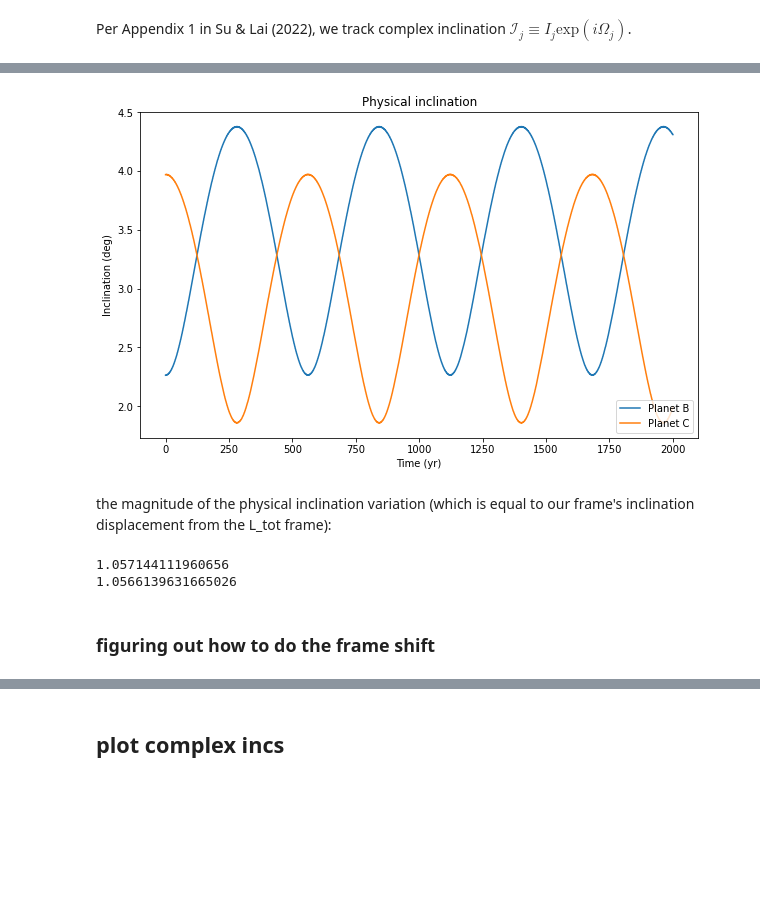
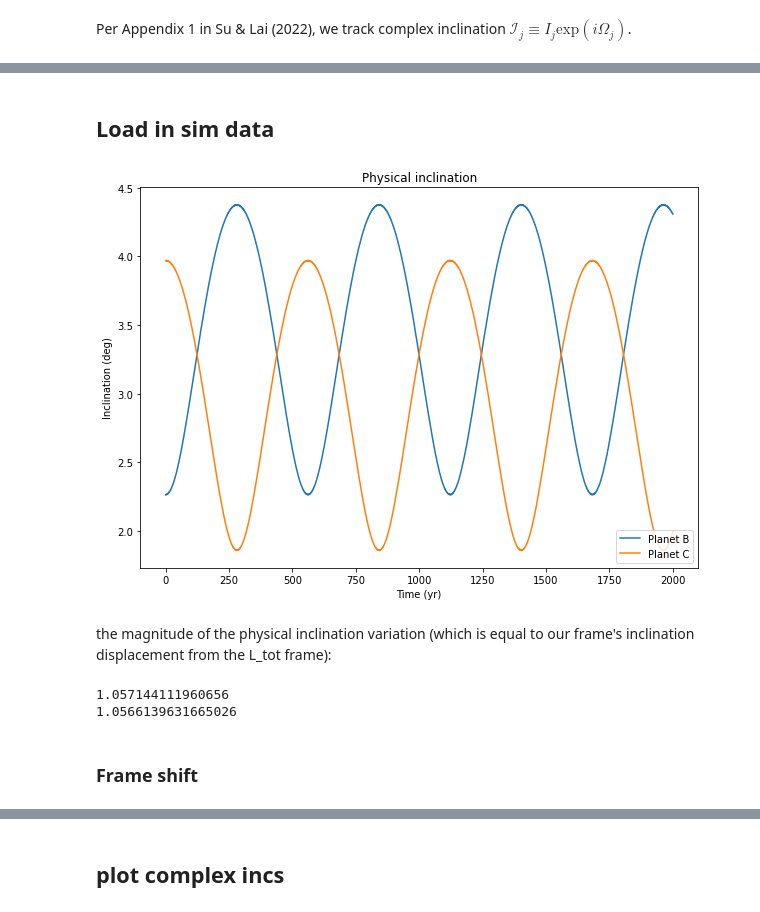
Before and after one commit to Jupiter1994/inc-dynamics, a Jupyter notebook: two_planet/two_planet.ipynb, the cells around one changed output, grey strips where cells are left out. Drawn from its saved outputs; the diff is of its cells as text; code cells hidden in the pictures; blank space fills up the shorter version.

```diff
--- a/two_planet/two_planet.ipynb
+++ b/two_planet/two_planet.ipynb
@@ -145,6 +143,8 @@ c_complex_incs_deg = c_complex_incs_rad * (180 / np.pi)
 file_path = f'bc_complex_incs_%.1E_yrs.pkl' % tmax
 with lzma.open(file_path, 'wb') as f:
     pickle.dump((times, b_complex_incs_deg, c_complex_incs_deg), f)
+# %% [markdown]
+## Load in sim data
 # %%
 # load in data, if necessary
 load_data = True
@@ -162,30 +162,30 @@ if load_data:
 # %%
 b_incs_deg = np.abs(b_complex_incs_deg)
 c_incs_deg = np.abs(c_complex_incs_deg)
 
-fig = plt.figure(figsize=(10,6))
+#fig = plt.figure(figsize=(10,6))
 
 plt.plot(times, b_incs_deg, label='Planet B')
 plt.plot(times, c_incs_deg, label='Planet C')
 
 plt.xlabel('Time (yr)')
 plt.ylabel('Inclination (deg)')
 plt.title('Physical inclination')
 
 plt.legend(loc='lower right')
 plt.show()
 # %% [output]
-[figure, old version]
+[figure, new version]
-# %% [markdown]
-the magnitude of the physical inclination variation (which is equal to our frame's inclination displacement from the L_tot frame):
-# %%
-print((np.max(b_incs_deg) - np.min(b_incs_deg)) / 2)
-print((np.max(c_incs_deg) - np.min(c_incs_deg)) / 2)
-# %% [output]
-1.057144111960656
-1.0566139631665026
+# %% [markdown]
+the magnitude of the physical inclination variation (which is equal to our frame's inclination displacement from the L_tot frame):
+# %%
+print((np.max(b_incs_deg) - np.min(b_incs_deg)) / 2)
+print((np.max(c_incs_deg) - np.min(c_incs_deg)) / 2)
+# %% [output]
+1.057144111960656
+1.0566139631665026
 # %% [markdown]
-### figuring out how to do the frame shift
+### Frame shift
 # %% [markdown]
 The goal is to find the frame shift $i_\text{ctr}$; i.e., the inclination of $\vec{L}_\text{tot}$ in our frame.
 
```
Also changed, not shown: parts of 15 cells of this notebook, 1 other file.
